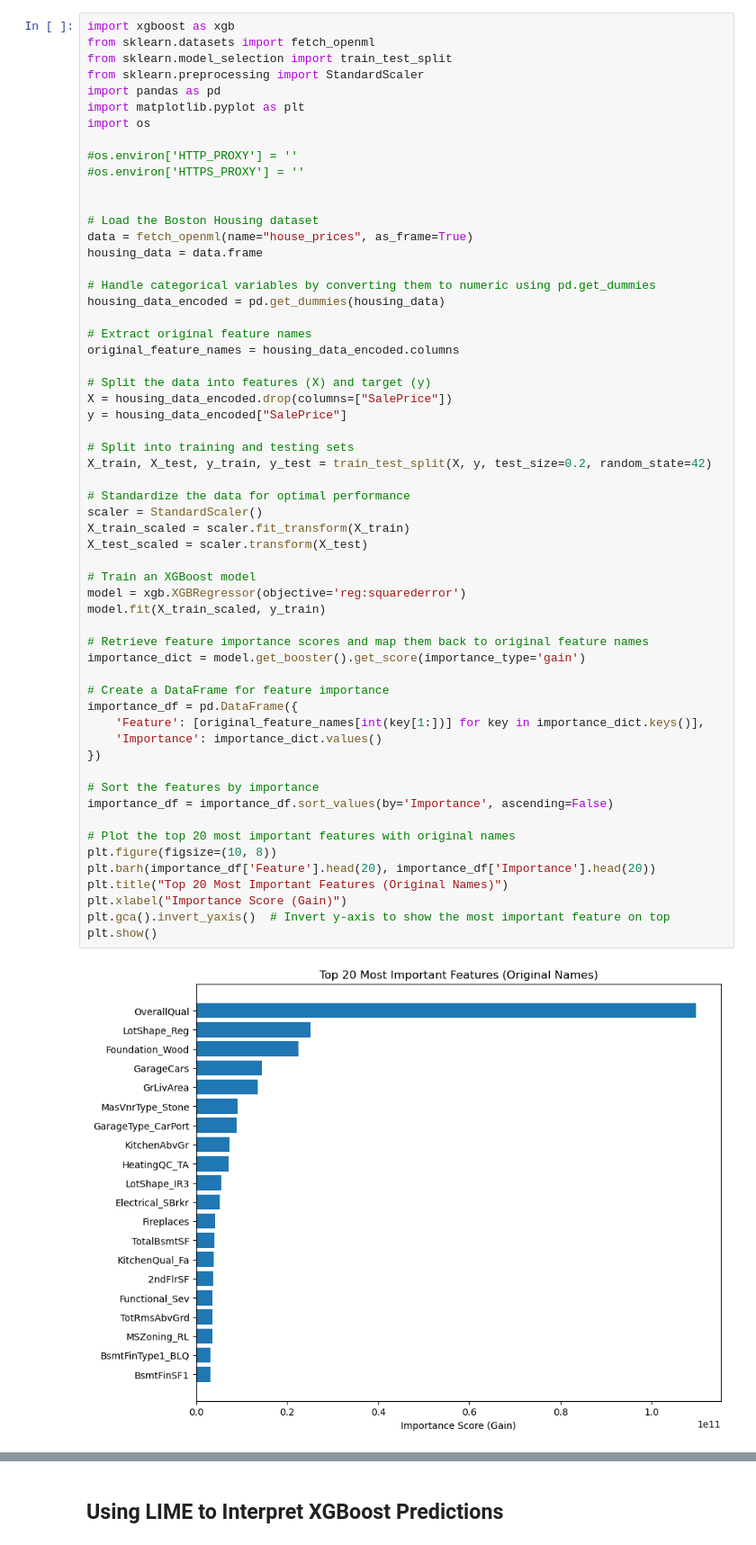
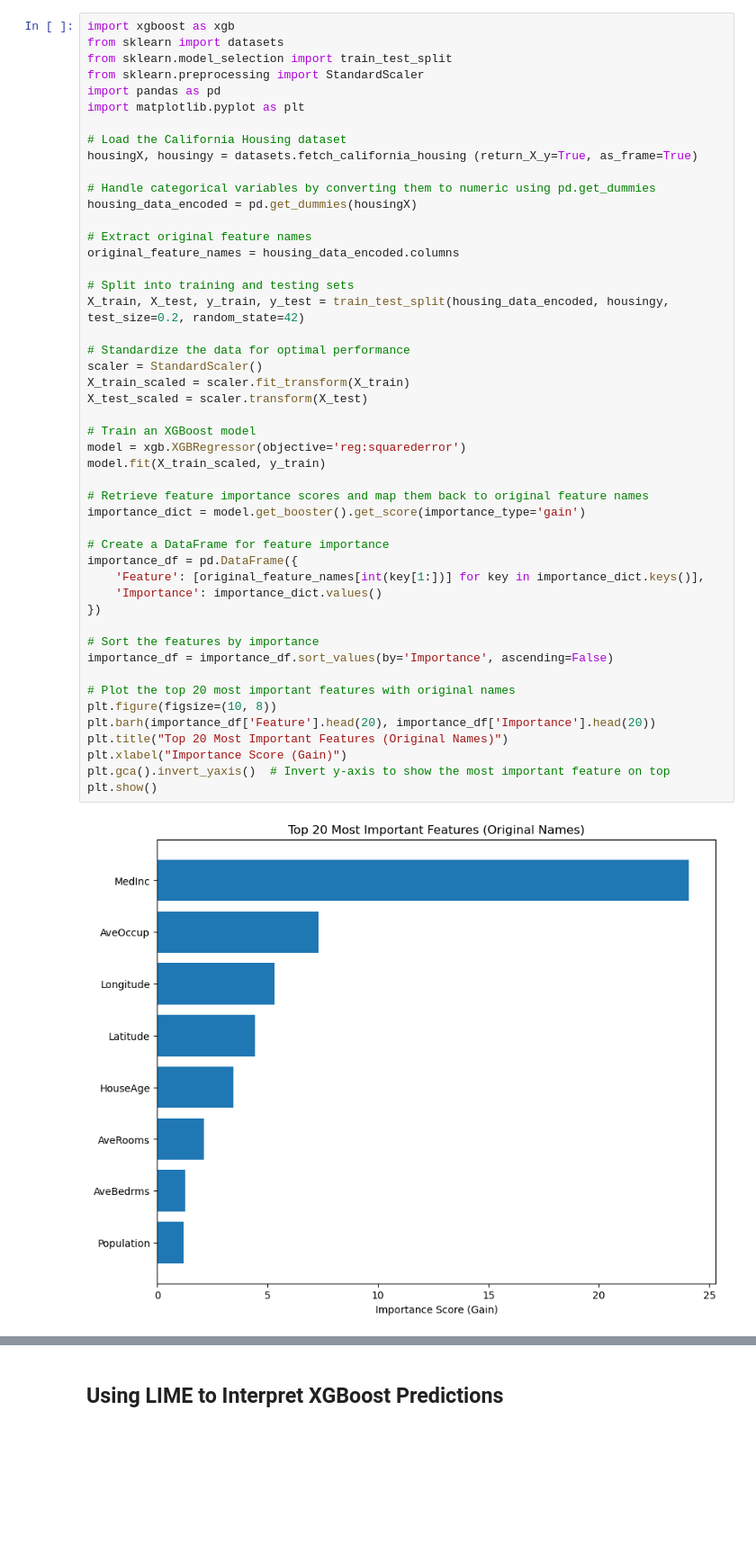
Before and after one commit to PacktPublishing/XGBoost-for-Regression-Predictive-Modeling-and-Time-Series-Analysis, a Jupyter notebook: ch10/model_interpretability.ipynb, the cells around one changed output, grey strips where cells are left out. Shown at 90% size. Saved outputs shown, nothing was run; the diff lists cells and outputs as text; blank space fills up the shorter version.

Commit message:
switched to California housing in chapter10

```diff
--- a/ch10/model_interpretability.ipynb
+++ b/ch10/model_interpretability.ipynb
@@ -9,61 +10,51 @@
 # %%
 import xgboost as xgb
-from sklearn.datasets import fetch_openml
+from sklearn import datasets
 from sklearn.model_selection import train_test_split
 from sklearn.preprocessing import StandardScaler
 import pandas as pd
 import matplotlib.pyplot as plt
-import os
 
-#os.environ['HTTP_PROXY'] = ''
-#os.environ['HTTPS_PROXY'] = ''
-
-
-# Load the Boston Housing dataset
-data = fetch_openml(name="house_prices", as_frame=True)
-housing_data = data.frame
+# Load the California Housing dataset
+housingX, housingy = datasets.fetch_california_housing (return_X_y=True, as_frame=True)
 
 # Handle categorical variables by converting them to numeric using pd.get_dummies
-housing_data_encoded = pd.get_dummies(housing_data)
+housing_data_encoded = pd.get_dummies(housingX)
 
 # Extract original feature names
 original_feature_names = housing_data_encoded.columns
 
-# Split the data into features (X) and target (y)
-X = housing_data_encoded.drop(columns=["SalePrice"])
-y = housing_data_encoded["SalePrice"]
-
 # Split into training and testing sets
-X_train, X_test, y_train, y_test = train_test_split(X, y, test_size=0.2, random_state=42)
+X_train, X_test, y_train, y_test = train_test_split(housing_data_encoded, housingy, test_size=0.2, random_state=42)
 
 # Standardize the data for optimal performance
 scaler = StandardScaler()
 X_train_scaled = scaler.fit_transform(X_train)
 X_test_scaled = scaler.transform(X_test)
 
 # Train an XGBoost model
 model = xgb.XGBRegressor(objective='reg:squarederror')
 model.fit(X_train_scaled, y_train)
 
 # Retrieve feature importance scores and map them back to original feature names
 importance_dict = model.get_booster().get_score(importance_type='gain')
 
 # Create a DataFrame for feature importance
 importance_df = pd.DataFrame({
     'Feature': [original_feature_names[int(key[1:])] for key in importance_dict.keys()],
     'Importance': importance_dict.values()
 })
 
 # Sort the features by importance
 importance_df = importance_df.sort_values(by='Importance', ascending=False)
 
 # Plot the top 20 most important features with original names
 plt.figure(figsize=(10, 8))
 plt.barh(importance_df['Feature'].head(20), importance_df['Importance'].head(20))
 plt.title("Top 20 Most Important Features (Original Names)")
 plt.xlabel("Importance Score (Gain)")
 plt.gca().invert_yaxis()  # Invert y-axis to show the most important feature on top
 plt.show()
 # %% [output]
-[figure, old version]
+[figure, new version]
 # %% [markdown]
```
Also changed, not shown: parts of 8 cells of this notebook.
